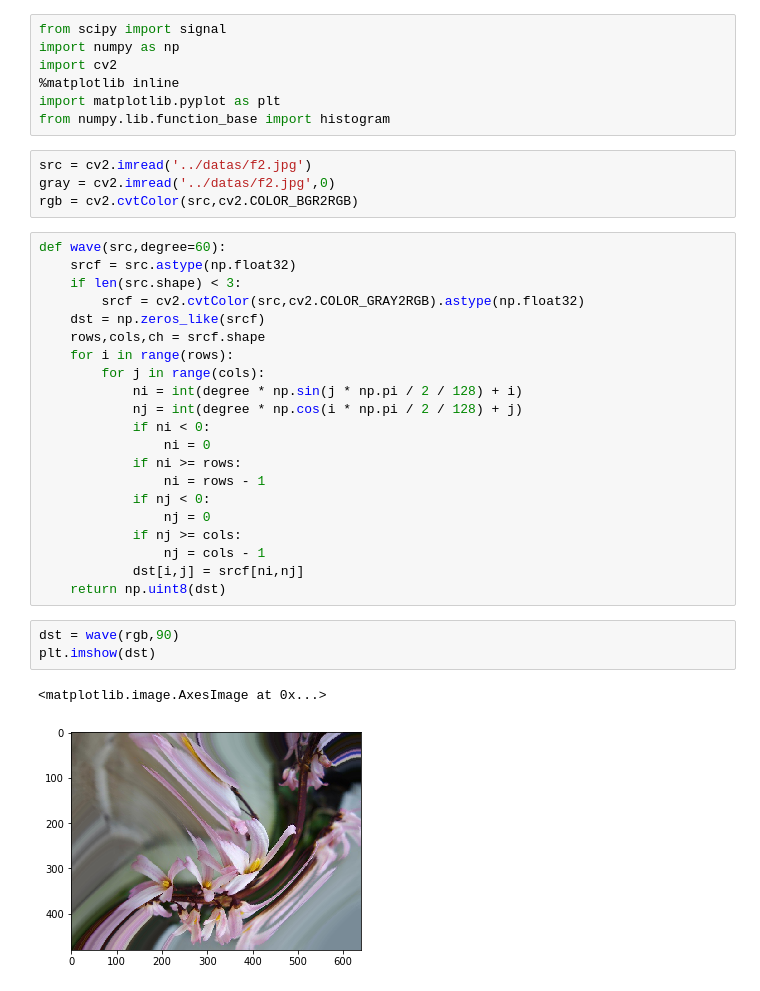
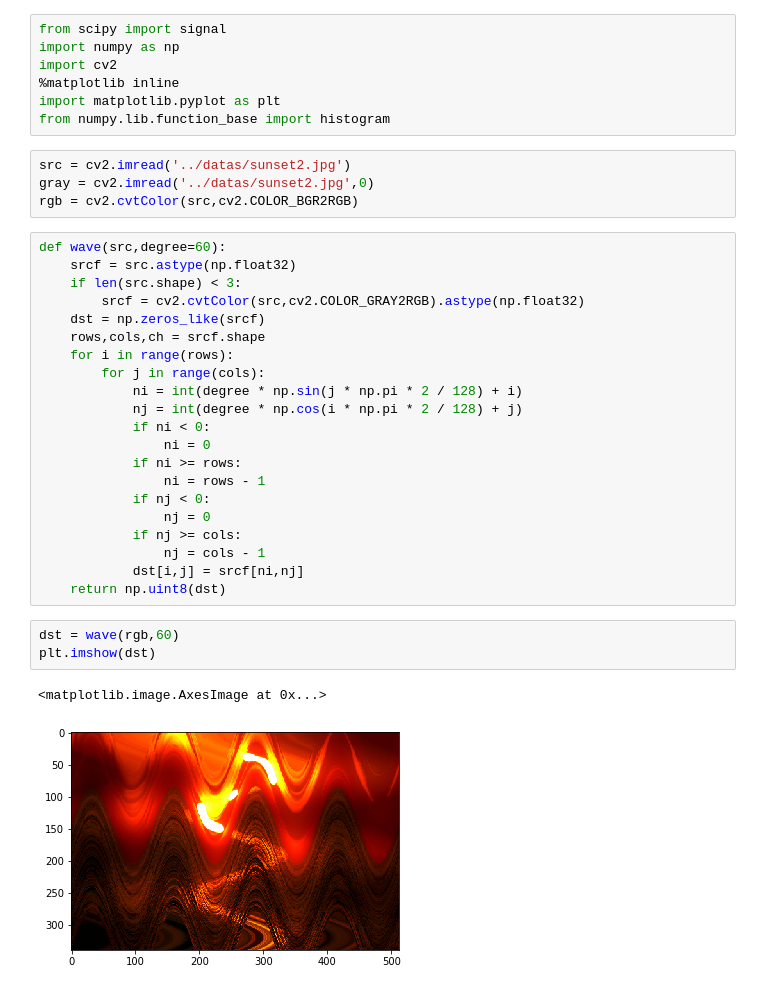
Before and after one commit to juxiangwu/image-processing, a Jupyter notebook: 图像特效/54-图像特效-波浪效果.ipynb, the cells around one changed output. Drawn from its saved outputs; the diff is of its cells as text.

```diff
--- a/图像特效/54-图像特效-波浪效果.ipynb
+++ b/图像特效/54-图像特效-波浪效果.ipynb
@@ -8,8 +8,8 @@ import cv2
 import matplotlib.pyplot as plt
 from numpy.lib.function_base import histogram
 # %%
-src = cv2.imread('../datas/f2.jpg')
-gray = cv2.imread('../datas/f2.jpg',0)
+src = cv2.imread('../datas/sunset2.jpg')
+gray = cv2.imread('../datas/sunset2.jpg',0)
 rgb = cv2.cvtColor(src,cv2.COLOR_BGR2RGB)
 # %%
 def wave(src,degree=60):
@@ -20,8 +20,8 @@ def wave(src,degree=60):
     rows,cols,ch = srcf.shape
     for i in range(rows):
         for j in range(cols):
-            ni = int(degree * np.sin(j * np.pi / 2 / 128) + i)
-            nj = int(degree * np.cos(i * np.pi / 2 / 128) + j)
+            ni = int(degree * np.sin(j * np.pi * 2 / 128) + i)
+            nj = int(degree * np.cos(i * np.pi * 2 / 128) + j)
             if ni < 0:
                 ni = 0
             if ni >= rows:
@@ -33,8 +33,8 @@ def wave(src,degree=60):
             dst[i,j] = srcf[ni,nj]
     return np.uint8(dst)
 # %%
-dst = wave(rgb,90)
+dst = wave(rgb,60)
 plt.imshow(dst)
 # %% [output]
 <matplotlib.image.AxesImage at 0x...>
-[figure, old version]
+[figure, new version]
```
Also changed, not shown: 19 other files.
